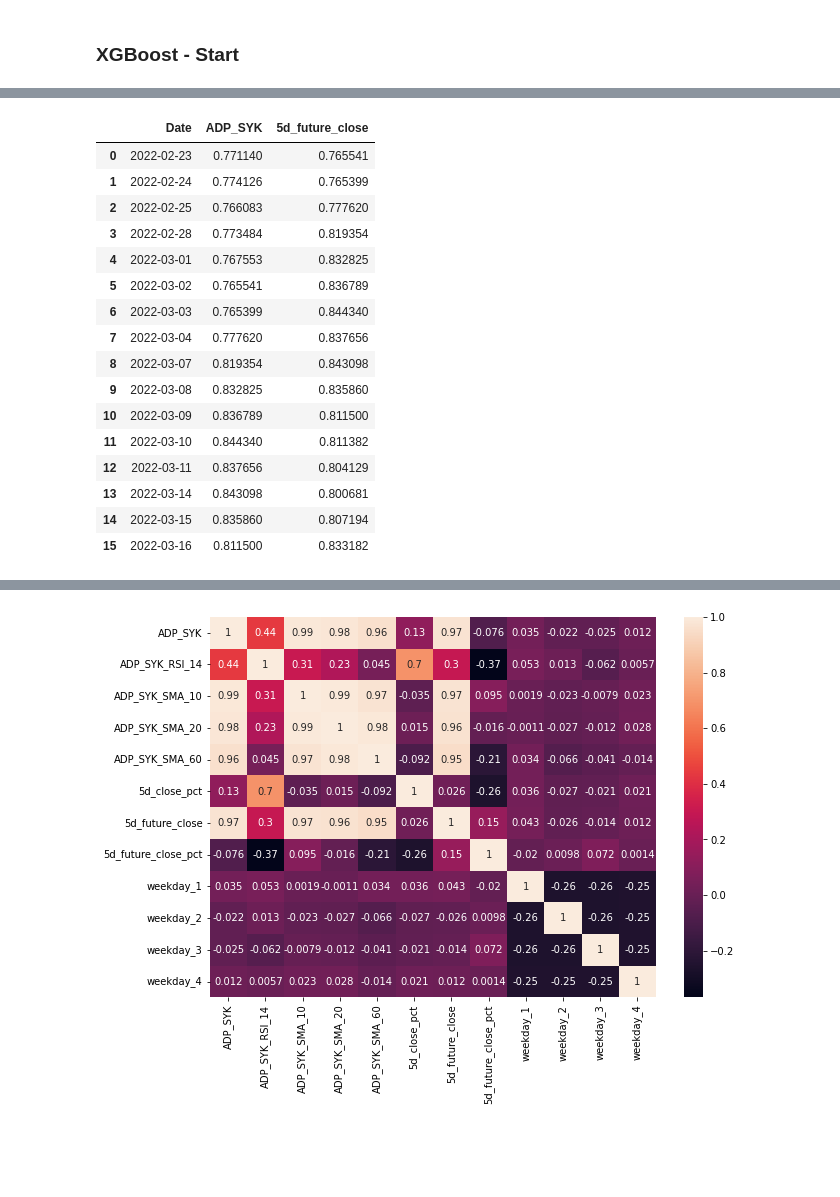
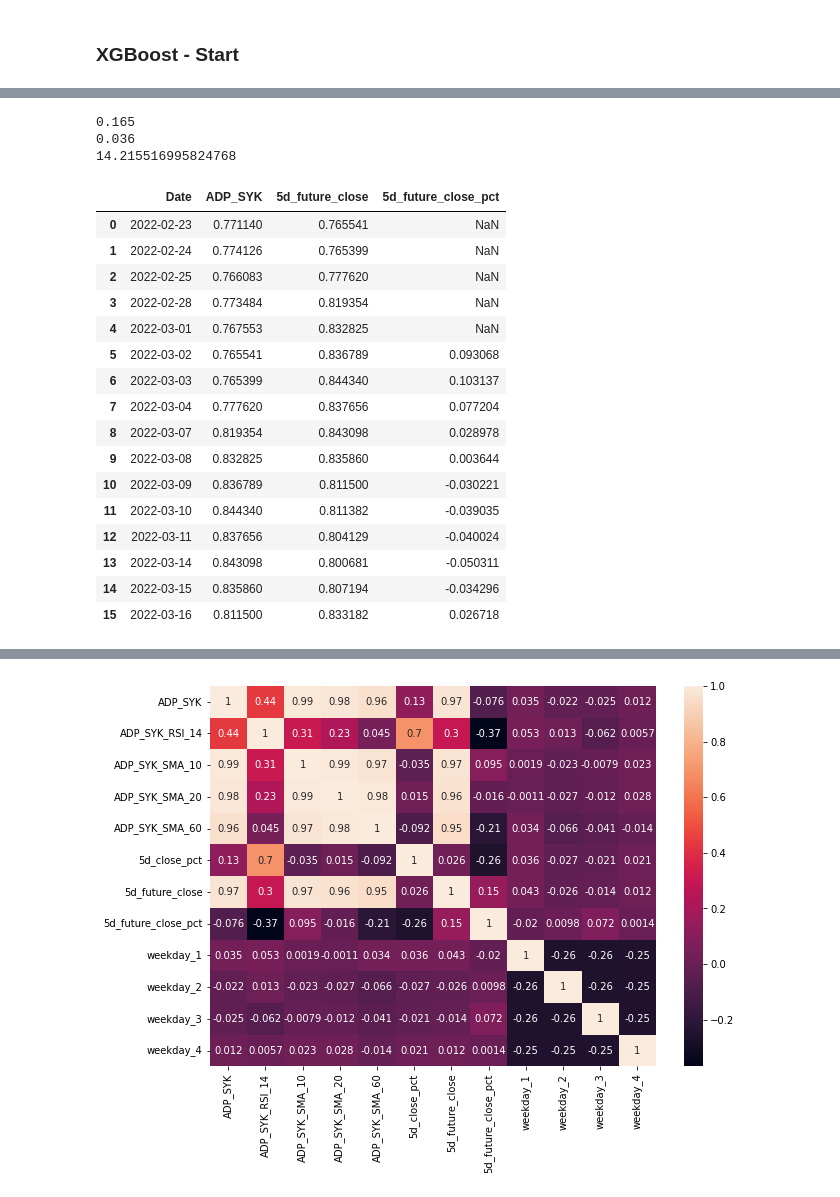
Before and after one commit to greengamma/long-short-trade-ideas-generator, a Jupyter notebook: notebooks/xg_model.ipynb, the cells around one changed output, grey strips where cells are left out. Saved outputs shown, nothing was run; the diff lists cells and outputs as text; code cells hidden in the pictures; blank space fills up the shorter version.

```diff
--- a/notebooks/xg_model.ipynb
+++ b/notebooks/xg_model.ipynb
@@ -485,23 +619,37 @@ proph_preds_tuned.index = test_set['ds']
+# %%
+# evaluation
+# mae and rmse
+print(round(mean_absolute_error(test_set['y'], xgb_preds), 3))
+print(round(mean_squared_error(test_set['y'], xgb_preds), 3))
+
+# compute MAPE
+y_true, y_pred = np.array(test_set['y']), np.array(xgb_preds)
+mape = np.mean(np.abs((y_true - y_pred) / y_true)) * 100
+print(mape)
+# %% [output]
+0.165
+0.036
+14.215516995824768
 # %%
-ratio_df[['Date', 'ADP_SYK', '5d_future_close']].head(16)
+ratio_df[['Date', 'ADP_SYK', '5d_future_close', '5d_future_close_pct']].head(16)
 # %% [output]
-|  | Date | ADP_SYK | 5d_future_close |
-| 0 | 2022-02-23 | 0.771140 | 0.765541 |
-| 1 | 2022-02-24 | 0.774126 | 0.765399 |
-| 2 | 2022-02-25 | 0.766083 | 0.777620 |
-| 3 | 2022-02-28 | 0.773484 | 0.819354 |
-| 4 | 2022-03-01 | 0.767553 | 0.832825 |
-| 5 | 2022-03-02 | 0.765541 | 0.836789 |
-| 6 | 2022-03-03 | 0.765399 | 0.844340 |
-| 7 | 2022-03-04 | 0.777620 | 0.837656 |
-| 8 | 2022-03-07 | 0.819354 | 0.843098 |
-| 9 | 2022-03-08 | 0.832825 | 0.835860 |
-| 10 | 2022-03-09 | 0.836789 | 0.811500 |
-| 11 | 2022-03-10 | 0.844340 | 0.811382 |
-| 12 | 2022-03-11 | 0.837656 | 0.804129 |
-| 13 | 2022-03-14 | 0.843098 | 0.800681 |
-| 14 | 2022-03-15 | 0.835860 | 0.807194 |
-| 15 | 2022-03-16 | 0.811500 | 0.833182 |
+|  | Date | ADP_SYK | 5d_future_close | 5d_future_close_pct |
+| 0 | 2022-02-23 | 0.771140 | 0.765541 | NaN |
+| 1 | 2022-02-24 | 0.774126 | 0.765399 | NaN |
+| 2 | 2022-02-25 | 0.766083 | 0.777620 | NaN |
+| 3 | 2022-02-28 | 0.773484 | 0.819354 | NaN |
+| 4 | 2022-03-01 | 0.767553 | 0.832825 | NaN |
+| 5 | 2022-03-02 | 0.765541 | 0.836789 | 0.093068 |
+| 6 | 2022-03-03 | 0.765399 | 0.844340 | 0.103137 |
+| 7 | 2022-03-04 | 0.777620 | 0.837656 | 0.077204 |
+| 8 | 2022-03-07 | 0.819354 | 0.843098 | 0.028978 |
+| 9 | 2022-03-08 | 0.832825 | 0.835860 | 0.003644 |
+| 10 | 2022-03-09 | 0.836789 | 0.811500 | -0.030221 |
+| 11 | 2022-03-10 | 0.844340 | 0.811382 | -0.039035 |
+| 12 | 2022-03-11 | 0.837656 | 0.804129 | -0.040024 |
+| 13 | 2022-03-14 | 0.843098 | 0.800681 | -0.050311 |
+| 14 | 2022-03-15 | 0.835860 | 0.807194 | -0.034296 |
+| 15 | 2022-03-16 | 0.811500 | 0.833182 | 0.026718 |
 # %%
 ratio_df = sorted_df.iloc[:, :5]
 # %%
```
Also changed, not shown: parts of 37 cells of this notebook.
